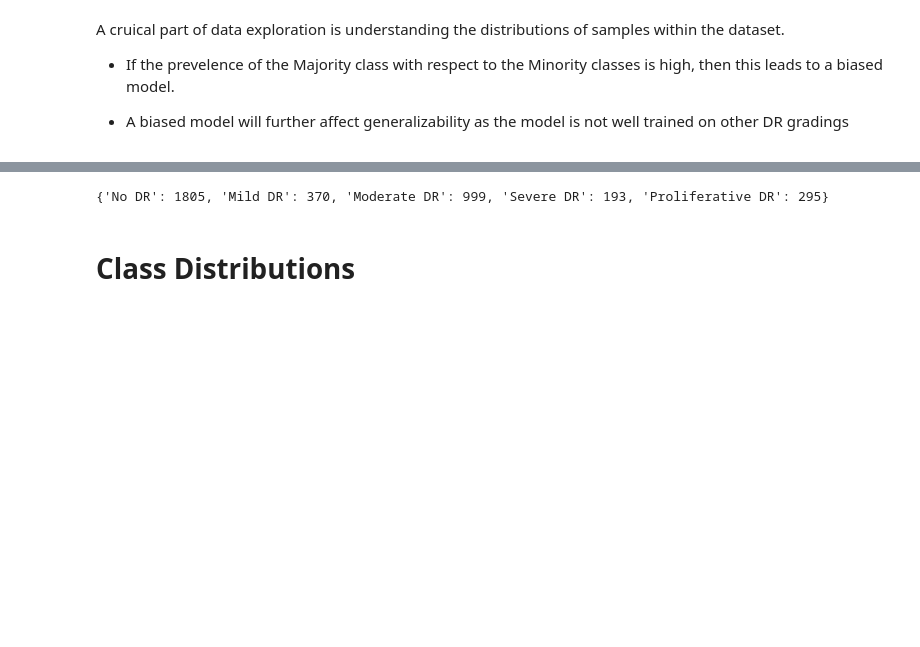
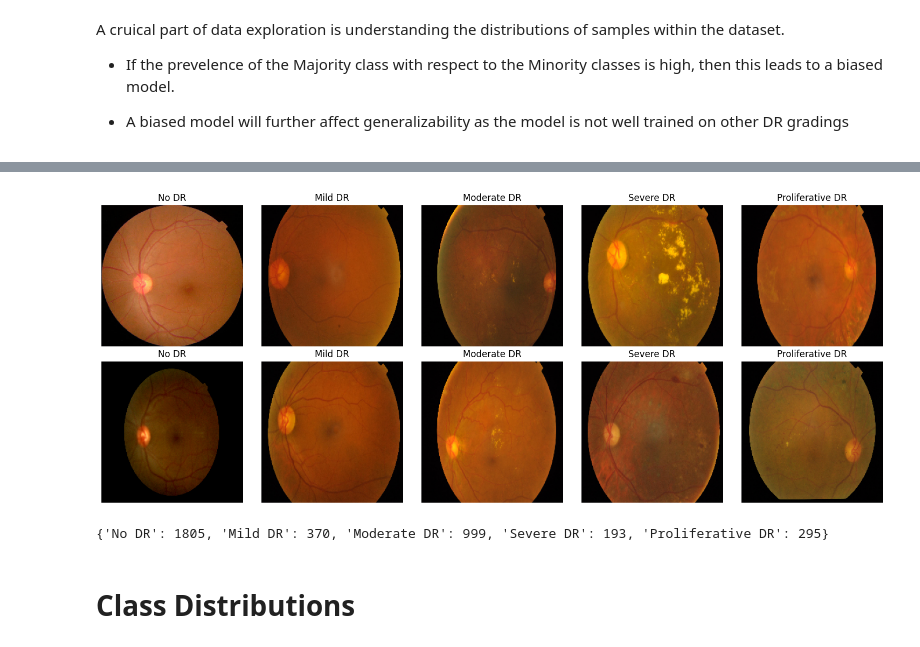
Before and after one commit to Ajama0/Diabetic-Retinopathy-Detection, a Jupyter notebook: Notebooks/data_exploration.ipynb, the cells around one changed output, grey strips where cells are left out. Cells and saved outputs as stored; diff of their text form; code cells hidden in the pictures; blank space fills up the shorter version.

```diff
--- a/Notebooks/data_exploration.ipynb
+++ b/Notebooks/data_exploration.ipynb
@@ -221,0 +224,83 @@ A cruical part of data exploration is understanding the distributions of samples
+# %%
+#show some samples with their labels
+#iterate through the samples
+#if we get 2 samples of a single grading, then stop searching for that label
+
+def fetch_samples(dataset, num_of_classes=5):
+    sample_dict = {label: [] for label in range(num_of_classes)}
+
+    for idx , data in enumerate(dataset):
+
+        X, y  = data
+        label = y[0]
+
+
+        #check if we already have the label in our dict
+        if label not in sample_dict:
+            sample_dict[label] = []
+
+        if len(sample_dict[label])<2:
+            sample_dict[label].append(X)
+            #confirmation to ensure we plot the exact images for each coressponding label
+            print(f"Appended image at index {idx} for label {label}")
+        #now if all samples have a list of 2, then exit the iteration
+        # meaning {0:[img1,img5] etc}
+
+        #returns true if (sample) is true for all values in the iterable
+        if all(len(sample)==2 for sample in sample_dict.values()):
+            break
+
+    return sample_dict
+
+
+data = fetch_samples(training_images)
+
+
+
+
+
+#visualize 2 samples per grading with titles -  10 in total
+def visualize_samples(samples):
+    # Create a figure with 5 columns (for 5 labels) and 2 rows (for 2 images per label)
+    fig, axes = plt.subplots(2, 5, figsize=(15, 6))  # 2 rows, 5 columns
+
+    # Iterate over the dictionary of samples
+    for label, images in samples.items():
+        for i, img in enumerate(images):
+            img = cv2.cvtColor(img, cv2.COLOR_BGR2RGB)
+            # Access the correct subplot using label and row index
+            ax = axes[i, label]  # Row `i` and column `label`
+
+
+            #change the value of lables to their correct severity gradings
+            class_name= None
+
+            if label == 0:
+                class_name = "No DR"
+
+            elif label == 1:
+                class_name = "Mild DR"
+
+            elif label == 2:
+                class_name = "Moderate DR"
+
+            elif label == 3:
+                class_name = "Severe DR"
+
+            elif label == 4:
+                class_name = "Proliferative DR"
+
+
+            # Plot the image
+            ax.imshow(img, cmap="gray")  # Use 'gray' or other colormaps as necessary
+            ax.set_title(f"{class_name}")  # Set the title to show the class
+            ax.axis("off")  # Turn off axes for cleaner visualization
+
+    # Adjust layout
+    plt.tight_layout()
+    plt.show()
+
+
+unprocessed_samples = visualize_samples(data)
+unprocessed_samples
+# %% [output]
@@ -222,3 +317,4 @@ A cruical part of data exploration is understanding the distributions of samples
+[figure, added]
 # %%
 #number of samples per class
 print(count)
```
Also changed, not shown: parts of 7 cells of this notebook.
